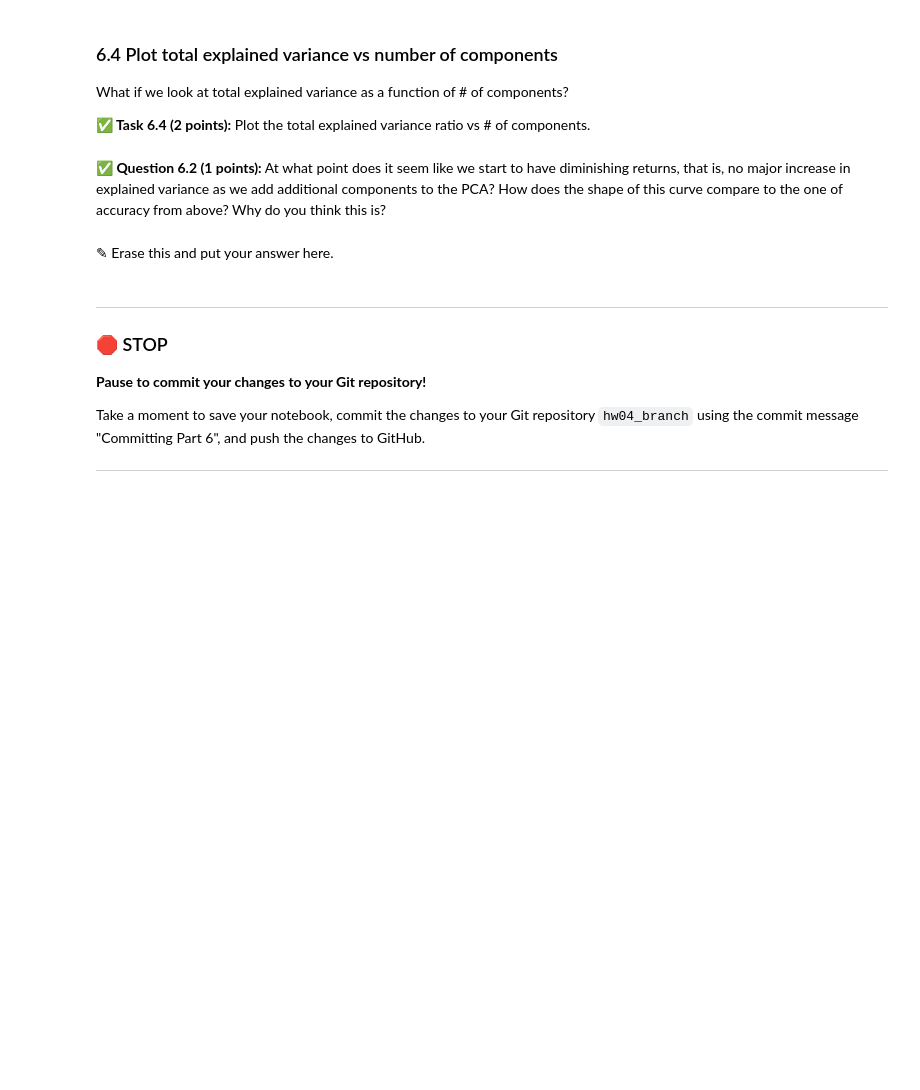
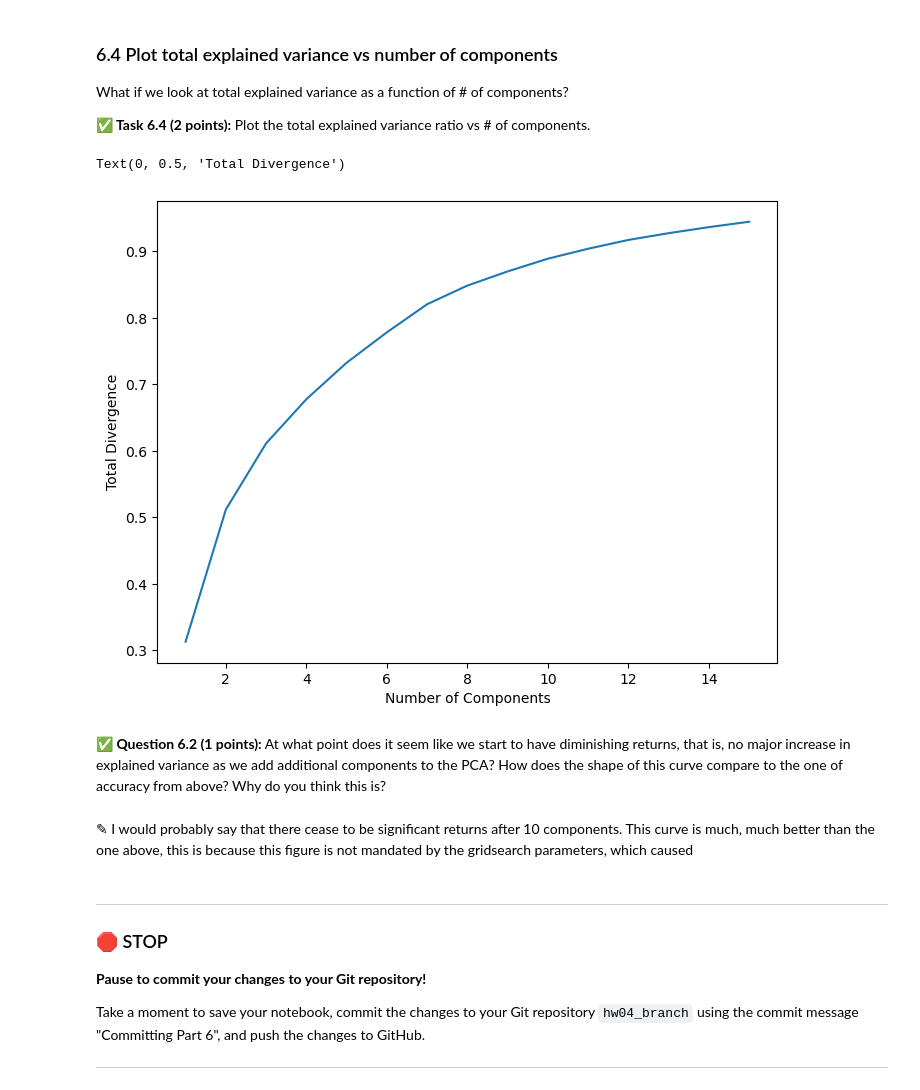
Before and after one commit to BraydenDillon/CMSE202-f23-turnin, a Jupyter notebook: hw-04/HW-04_PerceptronSVMandPCA-STUDENT.ipynb, the cells around one changed output. Cells and saved outputs as stored; diff of their text form; code cells hidden in the pictures; blank space fills up the shorter version.

```diff
--- a/hw-04/HW-04_PerceptronSVMandPCA-STUDENT.ipynb
+++ b/hw-04/HW-04_PerceptronSVMandPCA-STUDENT.ipynb
@@ -671,7 +759,16 @@ What if we look at total explained variance as a function of # of components?
+# %%
+# Put your code here
+fig, ax = plt.subplots(figsize = (8, 6))
+ax.plot(range(1, 16), total_list)
+ax.set_xlabel('Number of Components')
+ax.set_ylabel('Total Divergence')
+# %% [output]
+Text(0, 0.5, 'Total Divergence')
+[figure, added]
 # %% [markdown]
 **&#9989; Question 6.2 (1 points):** At what point does it seem like we start to have diminishing returns, that is, no major increase in explained variance as we add additional components to the PCA? How does the shape of this curve compare to the one of accuracy from above? Why do you think this is?
-# %% [markdown]
-<font size=+3>&#9998;</font> Erase this and put your answer here.
+# %% [markdown]
+<font size=+3>&#9998;</font> I would probably say that there cease to be significant returns after 10 components. This curve is much, much better than the one above, this is because this figure is not mandated by the gridsearch parameters, which caused
 # %% [markdown]
 ---
 ### &#128721; STOP
```
Also changed, not shown: parts of 17 cells of this notebook.
